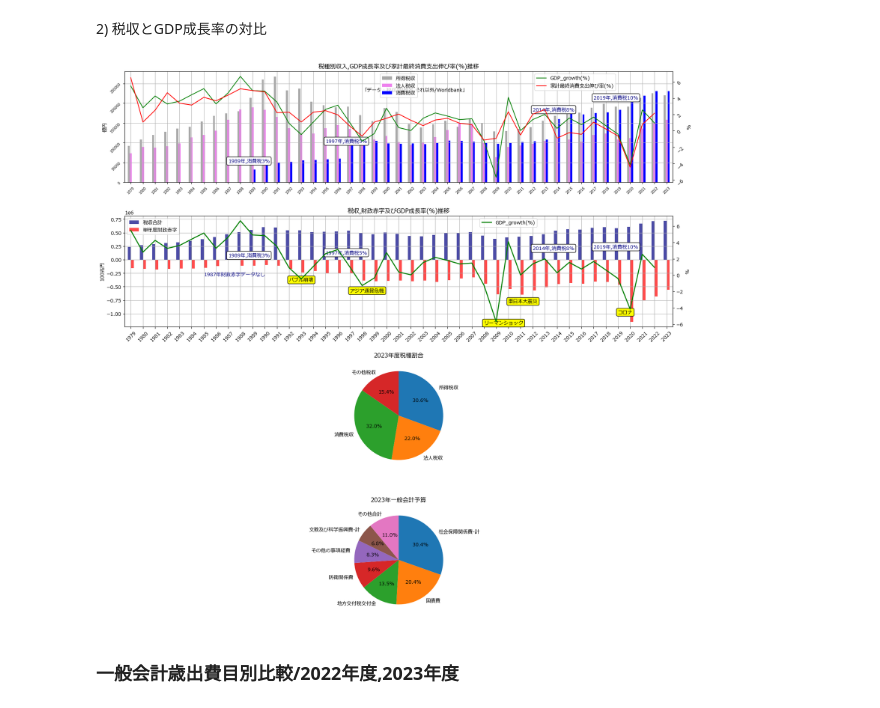
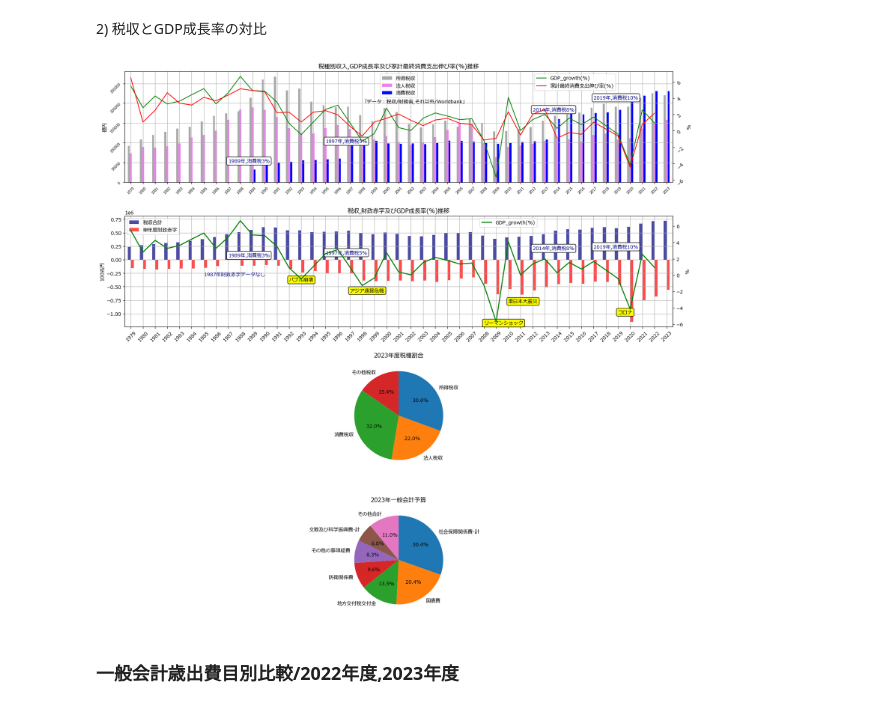
Before and after one commit to Pipikopimame/orbe_public2, a Jupyter notebook: 政府一般会計歳出.ipynb, the cells around one changed output. Saved outputs shown, nothing was run; the diff lists cells and outputs as text; code cells hidden in the pictures.

```diff
--- a/政府一般会計歳出.ipynb
+++ b/政府一般会計歳出.ipynb
@@ -213,7 +213,7 @@ ax[0].annotate('1989年,消費税3%',xy=(8,32699),xytext=(8,50000),color='navy',
 ax[0].annotate('1997年,消費税5%',xy=(16,99000),xytext=(16,100000),color='navy',bbox=dict(boxstyle='round',fc='white'))
 ax[0].annotate('2014年,消費税8%',xy=(33,160000),xytext=(33,180000),color='navy',bbox=dict(boxstyle='round',fc='white'))
 ax[0].annotate('2019年,消費税10%',xy=(38,200000),xytext=(38,210000),color='navy',bbox=dict(boxstyle='round',fc='white'))
-ax[0].annotate('「データ：税収/財務省,それ以外/Worldbank」',xy=(22,200000),xytext=(19,230000),color='black')
+ax[0].annotate('「データ：税収/財務省,それ以外/Worldbank」',xy=(22,200000),xytext=(19,200000),color='black')
 ax[0].tick_params(axis='both',rotation=45)
 ax2.tick_params(axis='both',rotation=45)
 colors = ['darkgrey','violet','blue']
@@ -248,34 +248,34 @@ ax3.set_ylabel('%')
 ax3.legend(loc='upper center',bbox_to_anchor=(0.7,1))
 
 comp.iloc[44,[1,2,3,4]].plot(ax=ax[2],kind='pie',startangle=90,counterclock=False,autopct='%1.1f%%')
 ax[2].set_title('2023年度税種割合')
 ax[2].axis('off')
 
 df1 = pd.DataFrame({'大費目':df9.loc[0:14,'大費目'],'2022':df9.loc[0:14,'合計']})
 df2 = pd.DataFrame({'大費目':df9.loc[14:,'大費目'],'2023':df9.loc[14:,'合計']})
 df3 = df1.merge(df2,on='大費目',how='outer')
 df3['%'] = round(df3['2023']/df3['2022']*100,2)
 df3.sort_values(by=['2023'],ascending=False,inplace=True)
 df3.reset_index(drop=True,inplace=True)
 df3.drop(index=0,inplace=True)
 df3.set_index('大費目',inplace=True)
 #df3['Variace(%)'] = round(df3['2023']/df3['2022']*100,2)
 df4 = df3.drop(columns=['2022','%'])
 df4.sort_values(by='2023',ascending=False,inplace=True)
 df5 = df4.iloc[:6]
 others = df4.iloc[6:].sum()
 df6 = pd.DataFrame({'2023':others})
 df6.rename(index={'2023':'その他合計'},inplace=True)
 df7 = pd.concat([df5,df6])
 
 df7.plot(subplots=True,ax=ax[3],kind='pie',startangle=90,counterclock=False,autopct='%1.1f%%',legend=False)
 ax[3].set_title('2023年一般会計予算')
 ax[3].axis('off')
 plt.subplots_adjust(hspace=0.3)
 fig.show()
 plt.savefig('tax.png')
 # %% [output]
-[figure, old version]
+[figure, new version]
 # %% [markdown]
 <h3>一般会計歳出費目別比較/2022年度,2023年度</h3>
 # %%
```
